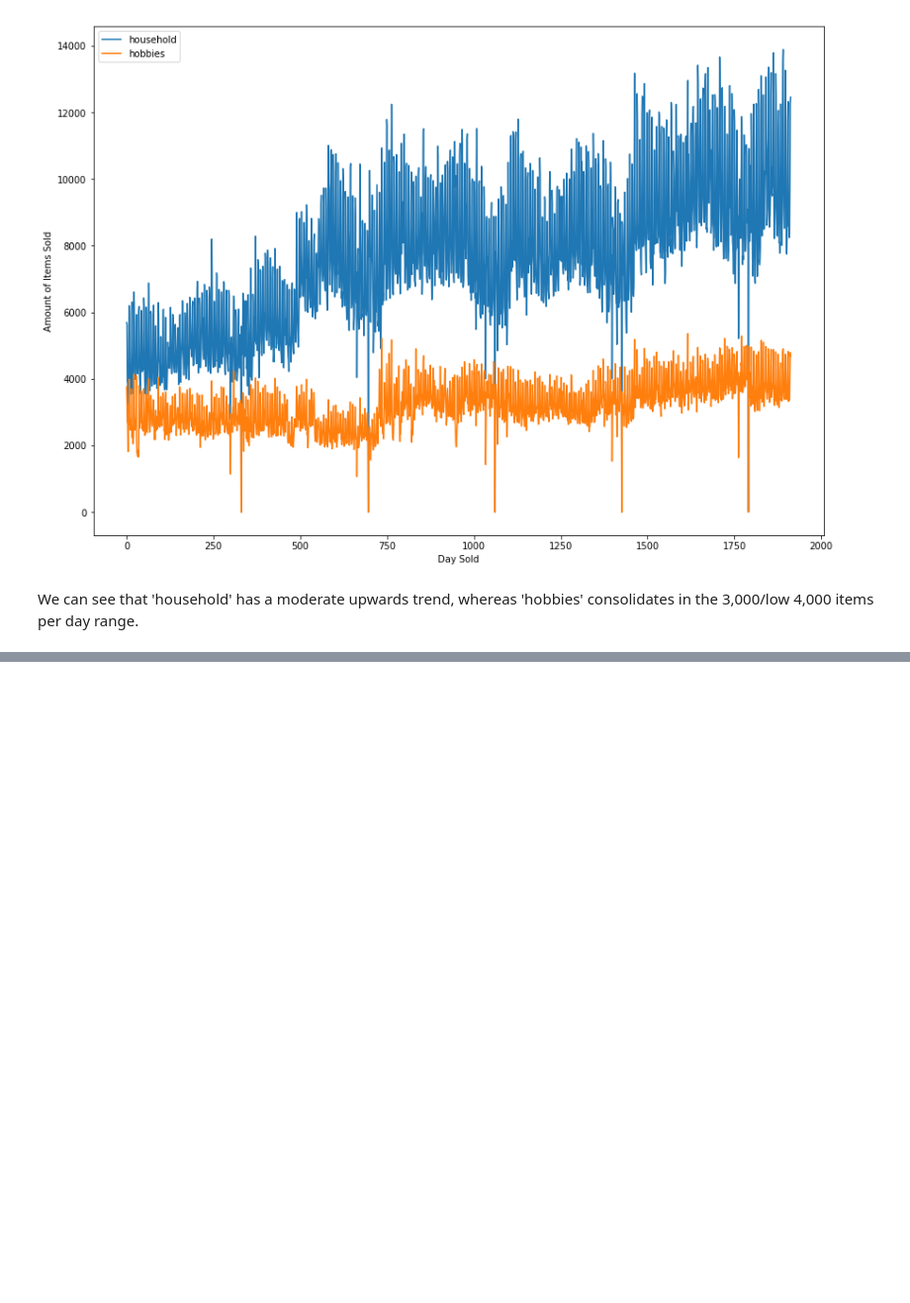
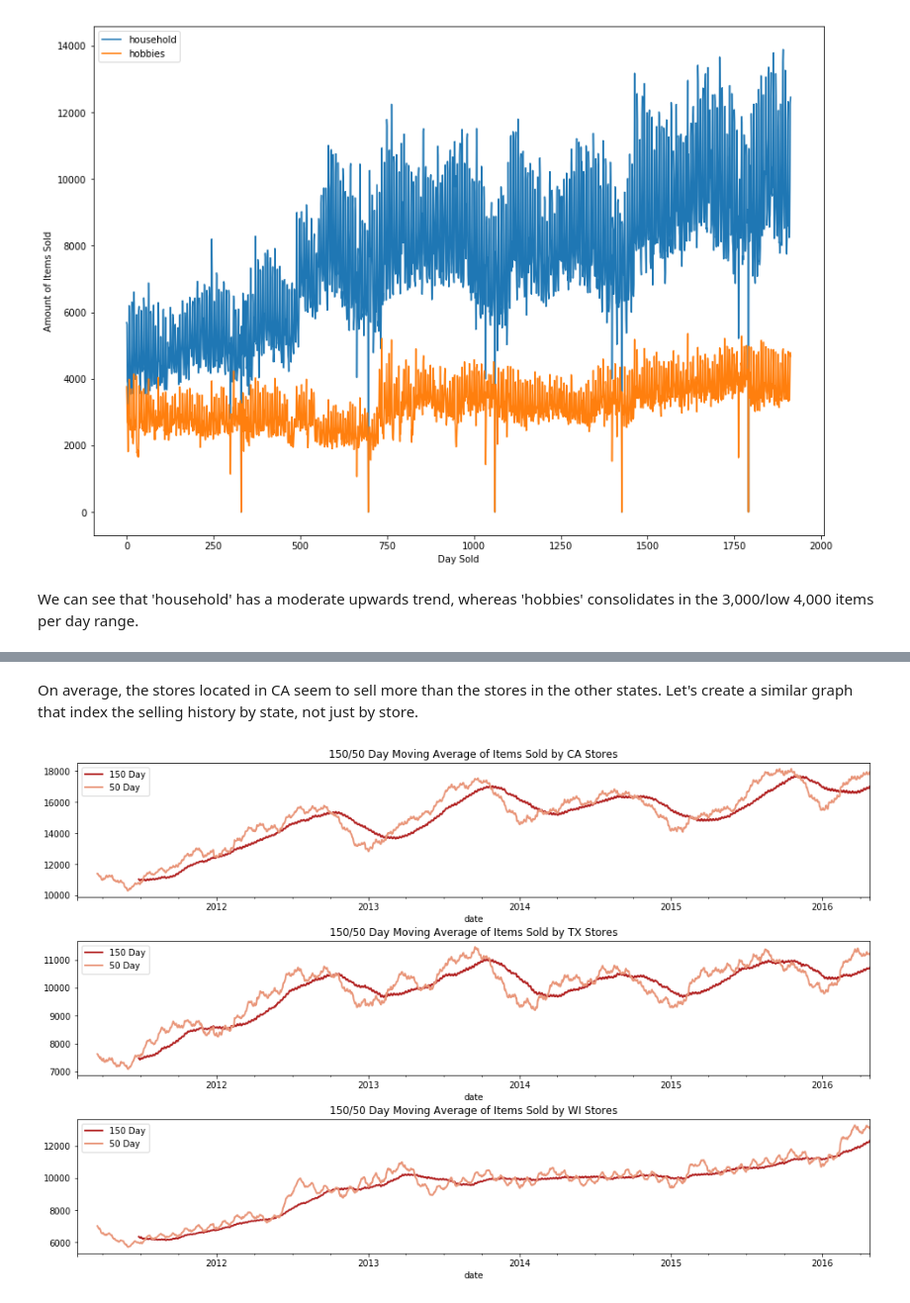
Before and after one commit to Luke-Gray/M5-Accuracy, a Jupyter notebook: M5 Basic EDA.ipynb, the cells around one changed output, grey strips where cells are left out. Shown at 99% size. Drawn from its saved outputs; the diff is of its cells as text; code cells hidden in the pictures; blank space fills up the shorter version.

```diff
--- a/M5 Basic EDA.ipynb
+++ b/M5 Basic EDA.ipynb
@@ -240,0 +258,32 @@ cal.head()
+# %% [markdown]
+On average, the stores located in CA seem to sell more than the stores in the other states. Let's create a similar graph that index the selling history by state, not just by store.
+# %%
+'''Plotting the 150/50 Day Moving Average of Items Sold by State'''
+
+state_list = sales['state_id'].unique()
+axes = (ax1,ax2,ax3)
+fig, axes = plt.subplots(3, 1, figsize=(14, 9))
+fig.tight_layout(pad=3.0)
+
+for s in range(len(state_list)):
+    store_items = [c for c in past_sales.columns if state_list[s] in c]
+    past_sales[store_items] \
+        .sum(axis=1) \
+        .rolling(150).mean() \
+        .plot(kind='line',
+          title='150/50 Day Moving Average of Items Sold by {} Stores'.format(state_list[s]),
+          lw=2,
+          color='firebrick',
+          ax= axes[s])
+    past_sales[store_items] \
+        .sum(axis=1) \
+        .rolling(50).mean() \
+        .plot(kind='line',
+          title='150/50 Day Moving Average of Items Sold by {} Stores'.format(state_list[s]),
+          lw=2,
+          color= 'darksalmon',
+          ax=axes[s]
+        )
+    axes[s].legend(['150 Day', '50 Day'], loc='upper left')
+# %% [output]
+[figure, added]
```
Also changed, not shown: parts of 9 cells of this notebook.
